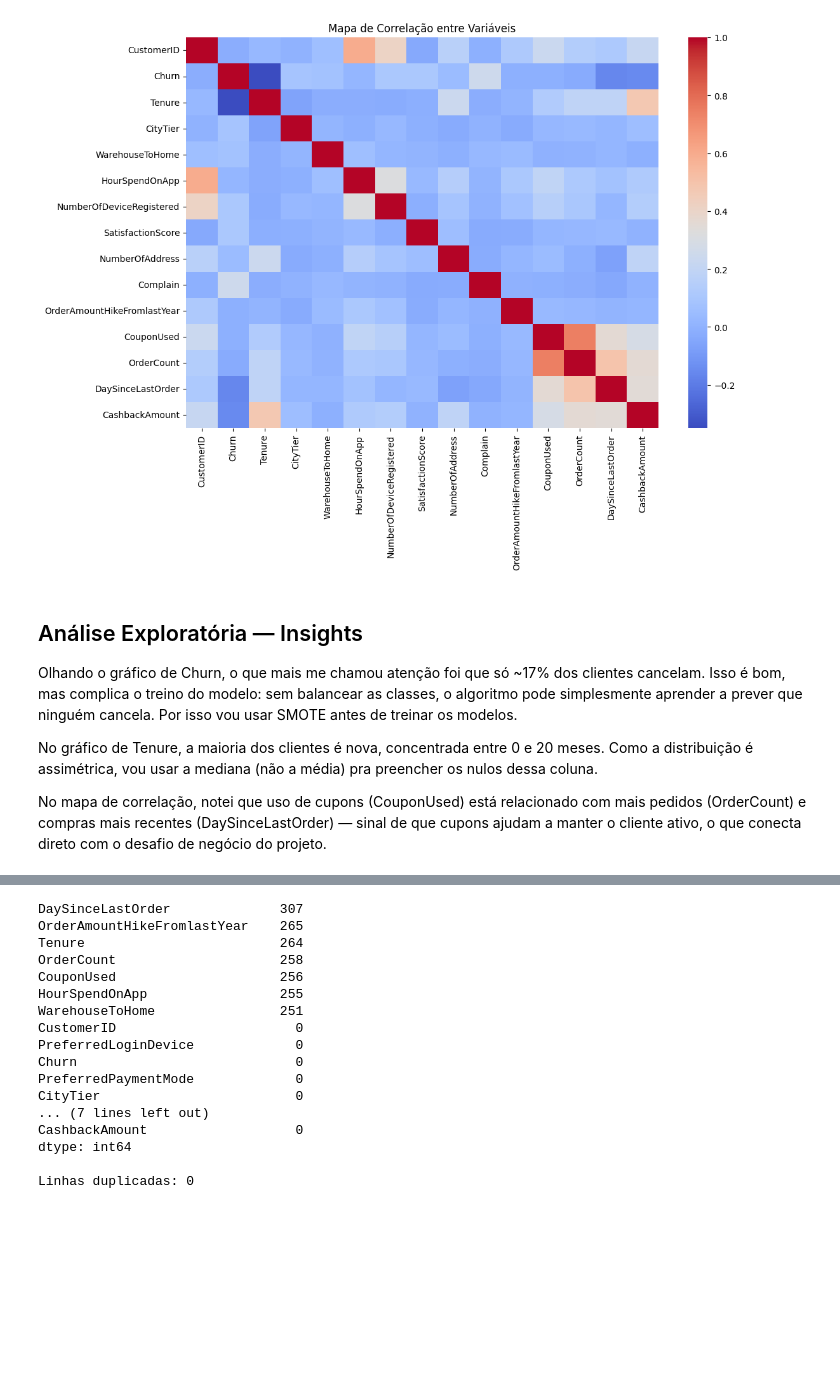
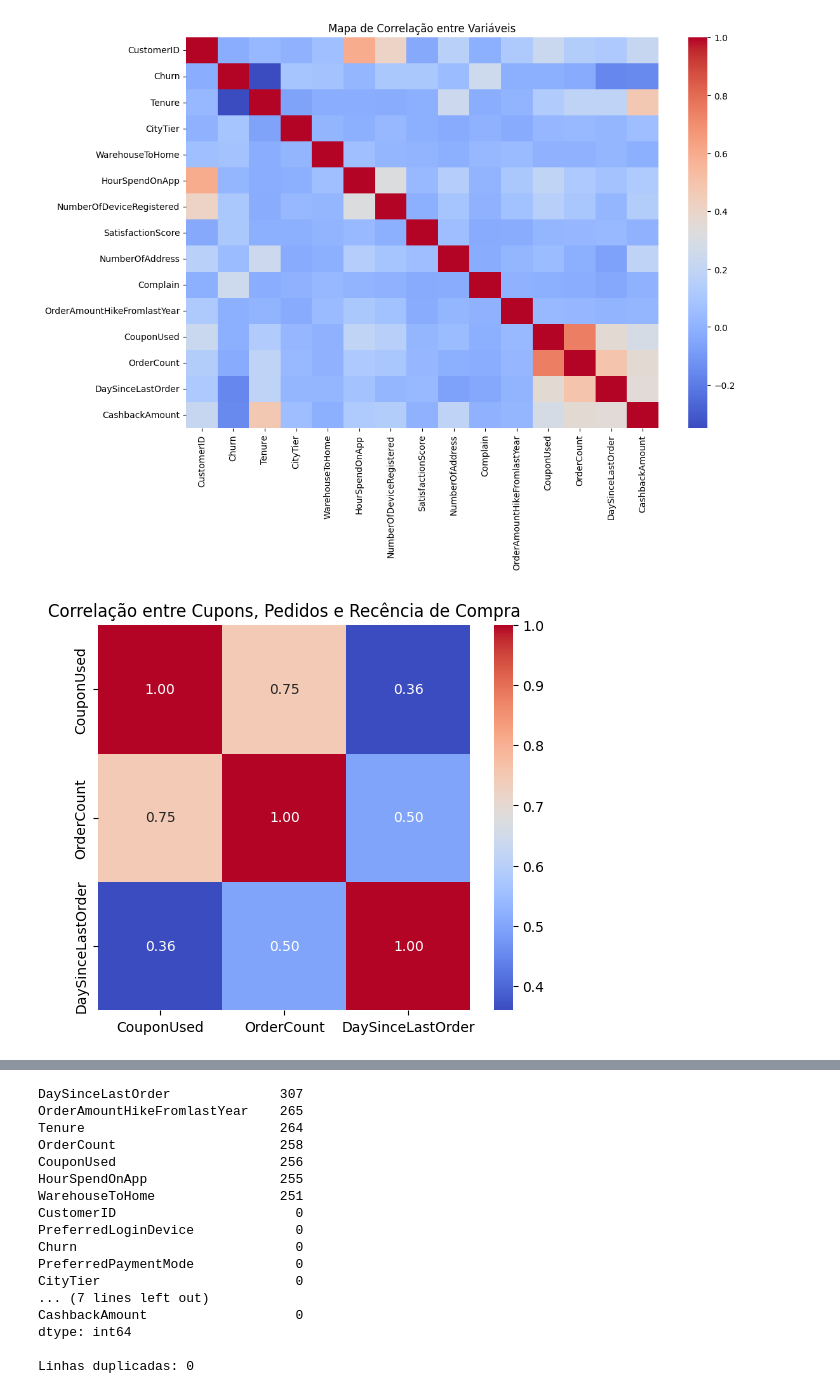
Before and after one commit to adrianea132-debug/projeto-ml-ecommerce-churn, a Jupyter notebook: notebook.ipynb, the cells around one changed output, grey strips where cells are left out. Cells and saved outputs as stored; diff of their text form; code cells hidden in the pictures; blank space fills up the shorter version.

```diff
--- a/notebook.ipynb
+++ b/notebook.ipynb
@@ -66,11 +78,13 @@ plt.show()
 [figure]
 [figure]
 [figure]
-# %% [markdown]
-## Análise Exploratória — Insights
-
-Olhando o gráfico de Churn, o que mais me chamou atenção foi que só ~17% dos clientes cancelam. Isso é bom, mas complica o treino do modelo: sem balancear as classes, o algoritmo pode simplesmente aprender a prever que ninguém cancela. Por isso vou usar SMOTE antes de treinar os modelos.
-
-No gráfico de Tenure, a maioria dos clientes é nova, concentrada entre 0 e 20 meses. Como a distribuição é assimétrica, vou usar a mediana (não a média) pra preencher os nulos dessa coluna.
-
-No mapa de correlação, notei que uso de cupons (CouponUsed) está relacionado com mais pedidos (OrderCount) e compras mais recentes (DaySinceLastOrder) — sinal de que cupons ajudam a manter o cliente ativo, o que conecta direto com o desafio de negócio do projeto.
+# %%
+# Mapa de correlação simplificado - só as variáveis de engajamento
+variaveis_engajamento = ['CouponUsed', 'OrderCount', 'DaySinceLastOrder']
+
+plt.figure(figsize=(6,5))
+sns.heatmap(df[variaveis_engajamento].corr(), annot=True, cmap='coolwarm', fmt='.2f')
+plt.title('Correlação entre Cupons, Pedidos e Recência de Compra')
+plt.show()
+# %% [output]
+[figure, added]
```
Also changed, not shown: parts of 6 cells of this notebook.
